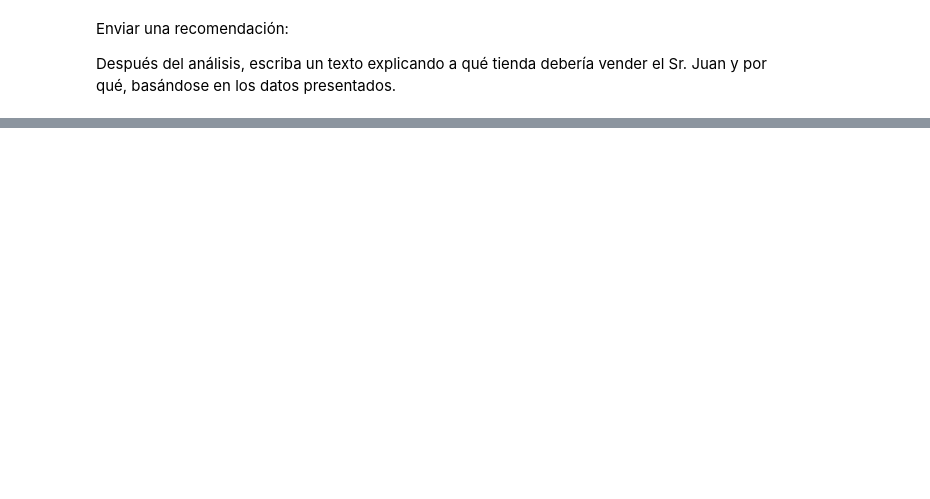
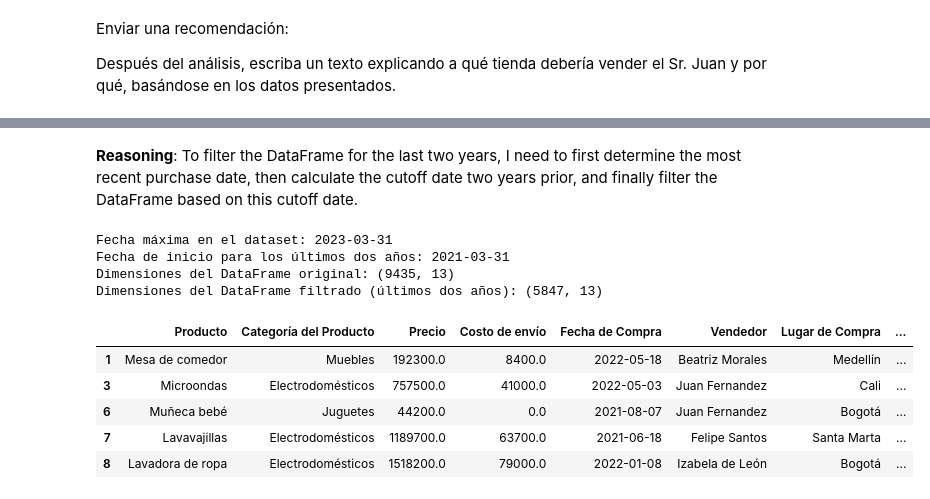
Before and after one commit to Harold-dev-code/Primer_Challenge_DataScience_Alura_Store, a Jupyter notebook: Primer_Challenge_DataScience_AluraStore.ipynb, the cells around one changed output, grey strips where cells are left out. Saved outputs shown, nothing was run; the diff lists cells and outputs as text; code cells hidden in the pictures; blank space fills up the shorter version.

```diff
--- a/Primer_Challenge_DataScience_AluraStore.ipynb
+++ b/Primer_Challenge_DataScience_AluraStore.ipynb
@@ -23,21 +23,6 @@ tienda1.head()
 | 2 | Juego de mesa | Juguetes | 209600.0 | 15900.0 | 15/03/2021 | Juan Fernandez | Cartagena | ... |
 | 3 | Microondas | Electrodomésticos | 757500.0 | 41000.0 | 03/05/2022 | Juan Fernandez | Cali | ... |
 | 4 | Silla de oficina | Muebles | 335200.0 | 20200.0 | 07/11/2020 | Maria Alfonso | Medellín | ... |
-# %%
-import pandas as pd
-
-# Guardar la configuración actual para restaurarla después
-original_max_rows = pd.get_option('display.max_rows')
-
-# Configurar Pandas para mostrar todas las filas
-pd.set_option('display.max_rows', None)
-
-# Ahora, si usamos print o display, debería mostrar más o todas las filas
-print("--- Recaudo por producto por tienda (todas las filas) ---")
-display(recaudo_por_producto_por_tienda)
-
-# Restaurar la configuración original de Pandas
-pd.set_option('display.max_rows', original_max_rows)
 # %% [markdown]
 ##**-Conociendo los datos**
 # %%
@@ -582,0 +643,3 @@ Después del análisis, escriba un texto explicando a qué tienda debería vende
+# %%
+df_tiendas_completo['Fecha de Compra'] = pd.to_datetime(df_tiendas_completo['Fecha de Compra'], format='%d/%m/%Y')
+df_tiendas_completo.info()
@@ -582,0 +672,25 @@ Después del análisis, escriba un texto explicando a qué tienda debería vende
+# %% [markdown]
+**Reasoning**:
+To filter the DataFrame for the last two years, I need to first determine the most recent purchase date, then calculate the cutoff date two years prior, and finally filter the DataFrame based on this cutoff date.
+# %%
+fecha_maxima = df_tiendas_completo['Fecha de Compra'].max()
+fecha_inicio_dos_anos = fecha_maxima - pd.DateOffset(years=2)
+df_ultimos_dos_años = df_tiendas_completo[df_tiendas_completo['Fecha de Compra'] >= fecha_inicio_dos_anos]
+
+print(f"Fecha máxima en el dataset: {fecha_maxima.strftime('%Y-%m-%d')}")
+print(f"Fecha de inicio para los últimos dos años: {fecha_inicio_dos_anos.strftime('%Y-%m-%d')}")
+print(f"Dimensiones del DataFrame original: {df_tiendas_completo.shape}")
+print(f"Dimensiones del DataFrame filtrado (últimos dos años): {df_ultimos_dos_años.shape}")
+
+df_ultimos_dos_años.head()
+# %% [output]
+Fecha máxima en el dataset: 2023-03-31
+Fecha de inicio para los últimos dos años: 2021-03-31
+Dimensiones del DataFrame original: (9435, 13)
+Dimensiones del DataFrame filtrado (últimos dos años): (5847, 13)
+|  | Producto | Categoría del Producto | Precio | Costo de envío | Fecha de Compra | Vendedor | Lugar de Compra | ... |
+| 1 | Mesa de comedor | Muebles | 192300.0 | 8400.0 | 2022-05-18 | Beatriz Morales | Medellín | ... |
+| 3 | Microondas | Electrodomésticos | 757500.0 | 41000.0 | 2022-05-03 | Juan Fernandez | Cali | ... |
+| 6 | Muñeca bebé | Juguetes | 44200.0 | 0.0 | 2021-08-07 | Juan Fernandez | Bogotá | ... |
+| 7 | Lavavajillas | Electrodomésticos | 1189700.0 | 63700.0 | 2021-06-18 | Felipe Santos | Santa Marta | ... |
+| 8 | Lavadora de ropa | Electrodomésticos | 1518200.0 | 79000.0 | 2022-01-08 | Izabela de León | Bogotá | ... |
```
Also changed, not shown: parts of 33 cells of this notebook.
